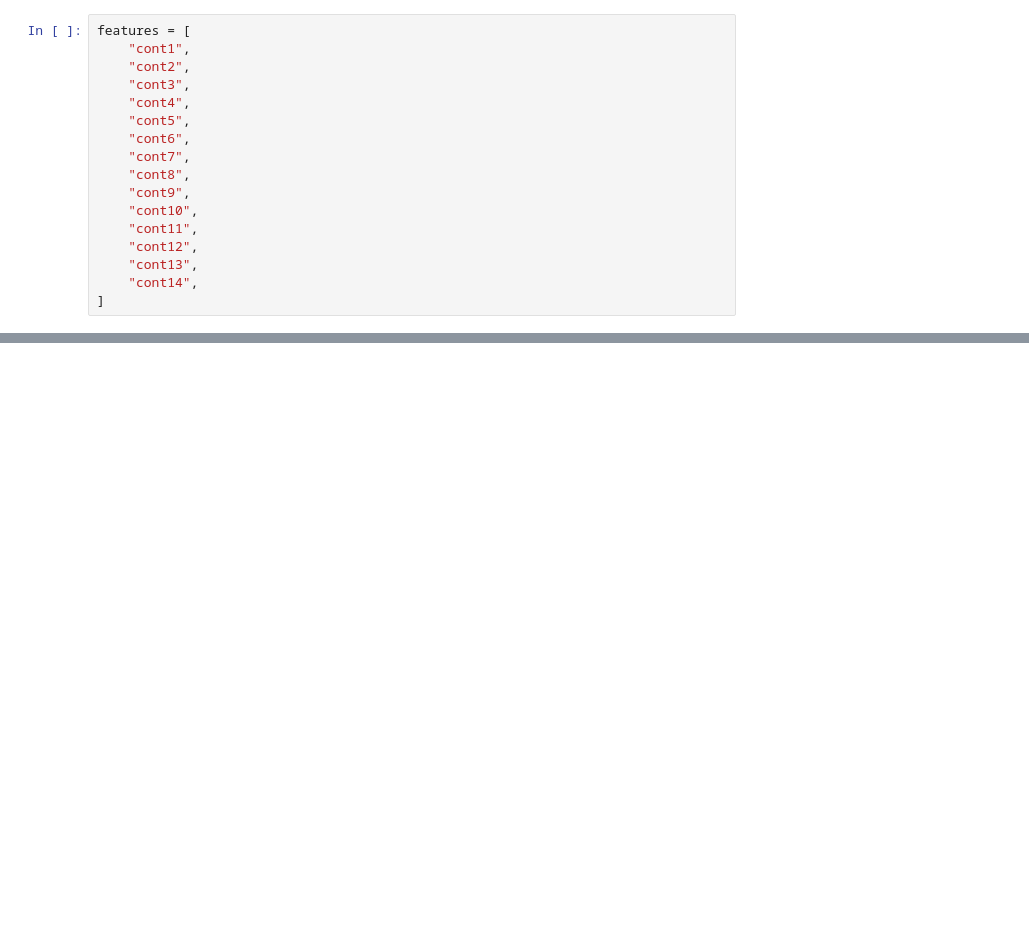
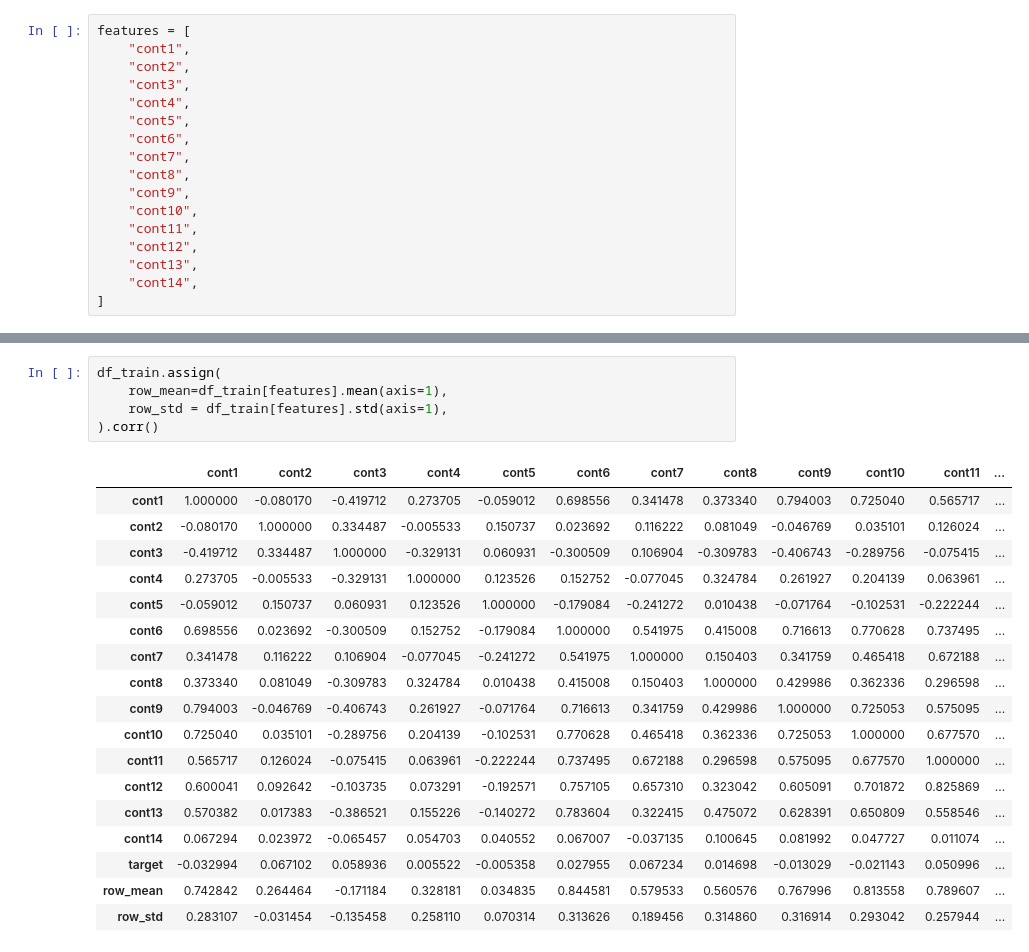
Before and after one commit to savioursho/tabular-playground-series-jan-2021, a Jupyter notebook: notebooks/07-features.ipynb, the cells around one changed output, grey strips where cells are left out. Saved outputs shown, nothing was run; the diff lists cells and outputs as text; blank space fills up the shorter version.

```diff
--- a/notebooks/07-features.ipynb
+++ b/notebooks/07-features.ipynb
@@ -71,0 +62,24 @@ load_features(
+# %%
+df_train.assign(
+    row_mean=df_train[features].mean(axis=1),
+    row_std = df_train[features].std(axis=1),
+).corr()
+# %% [output]
+|  | cont1 | cont2 | cont3 | cont4 | cont5 | cont6 | cont7 | cont8 | cont9 | cont10 | cont11 | ... |
+| cont1 | 1.000000 | -0.080170 | -0.419712 | 0.273705 | -0.059012 | 0.698556 | 0.341478 | 0.373340 | 0.794003 | 0.725040 | 0.565717 | ... |
+| cont2 | -0.080170 | 1.000000 | 0.334487 | -0.005533 | 0.150737 | 0.023692 | 0.116222 | 0.081049 | -0.046769 | 0.035101 | 0.126024 | ... |
+| cont3 | -0.419712 | 0.334487 | 1.000000 | -0.329131 | 0.060931 | -0.300509 | 0.106904 | -0.309783 | -0.406743 | -0.289756 | -0.075415 | ... |
+| cont4 | 0.273705 | -0.005533 | -0.329131 | 1.000000 | 0.123526 | 0.152752 | -0.077045 | 0.324784 | 0.261927 | 0.204139 | 0.063961 | ... |
+| cont5 | -0.059012 | 0.150737 | 0.060931 | 0.123526 | 1.000000 | -0.179084 | -0.241272 | 0.010438 | -0.071764 | -0.102531 | -0.222244 | ... |
+| cont6 | 0.698556 | 0.023692 | -0.300509 | 0.152752 | -0.179084 | 1.000000 | 0.541975 | 0.415008 | 0.716613 | 0.770628 | 0.737495 | ... |
+| cont7 | 0.341478 | 0.116222 | 0.106904 | -0.077045 | -0.241272 | 0.541975 | 1.000000 | 0.150403 | 0.341759 | 0.465418 | 0.672188 | ... |
+| cont8 | 0.373340 | 0.081049 | -0.309783 | 0.324784 | 0.010438 | 0.415008 | 0.150403 | 1.000000 | 0.429986 | 0.362336 | 0.296598 | ... |
+| cont9 | 0.794003 | -0.046769 | -0.406743 | 0.261927 | -0.071764 | 0.716613 | 0.341759 | 0.429986 | 1.000000 | 0.725053 | 0.575095 | ... |
+| cont10 | 0.725040 | 0.035101 | -0.289756 | 0.204139 | -0.102531 | 0.770628 | 0.465418 | 0.362336 | 0.725053 | 1.000000 | 0.677570 | ... |
+| cont11 | 0.565717 | 0.126024 | -0.075415 | 0.063961 | -0.222244 | 0.737495 | 0.672188 | 0.296598 | 0.575095 | 0.677570 | 1.000000 | ... |
+| cont12 | 0.600041 | 0.092642 | -0.103735 | 0.073291 | -0.192571 | 0.757105 | 0.657310 | 0.323042 | 0.605091 | 0.701872 | 0.825869 | ... |
+| cont13 | 0.570382 | 0.017383 | -0.386521 | 0.155226 | -0.140272 | 0.783604 | 0.322415 | 0.475072 | 0.628391 | 0.650809 | 0.558546 | ... |
+| cont14 | 0.067294 | 0.023972 | -0.065457 | 0.054703 | 0.040552 | 0.067007 | -0.037135 | 0.100645 | 0.081992 | 0.047727 | 0.011074 | ... |
+| target | -0.032994 | 0.067102 | 0.058936 | 0.005522 | -0.005358 | 0.027955 | 0.067234 | 0.014698 | -0.013029 | -0.021143 | 0.050996 | ... |
+| row_mean | 0.742842 | 0.264464 | -0.171184 | 0.328181 | 0.034835 | 0.844581 | 0.579533 | 0.560576 | 0.767996 | 0.813558 | 0.789607 | ... |
+| row_std | 0.283107 | -0.031454 | -0.135458 | 0.258110 | 0.070314 | 0.313626 | 0.189456 | 0.314860 | 0.316914 | 0.293042 | 0.257944 | ... |
```
Also changed, not shown: parts of 9 cells of this notebook, 1 other file.
